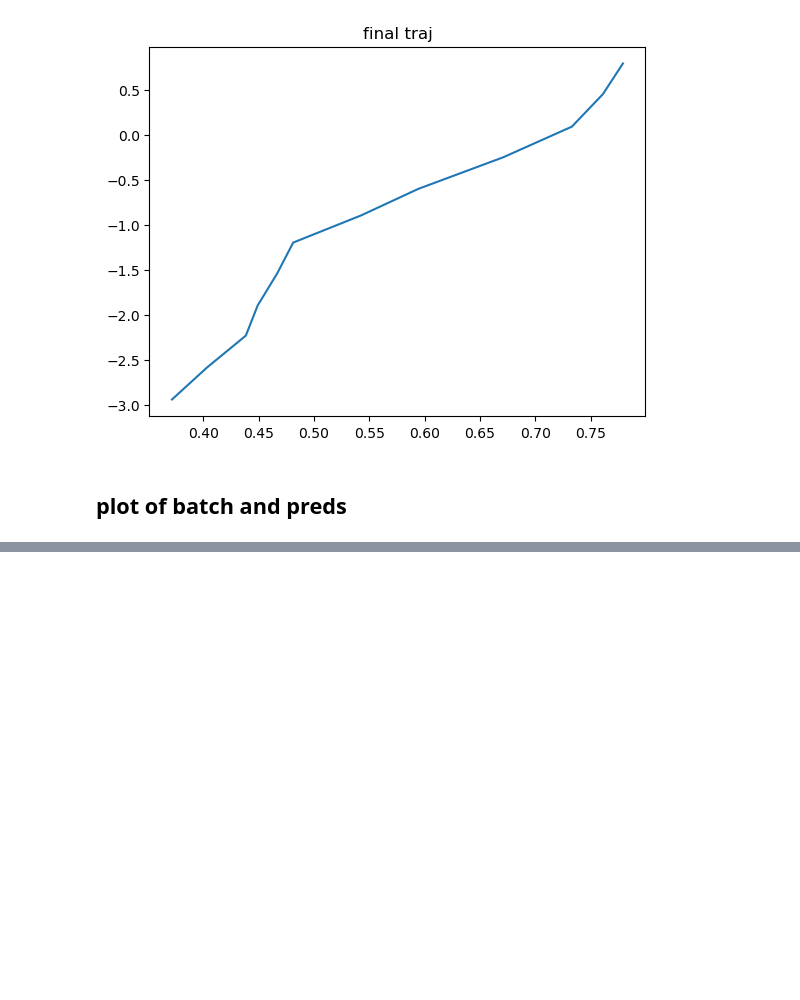
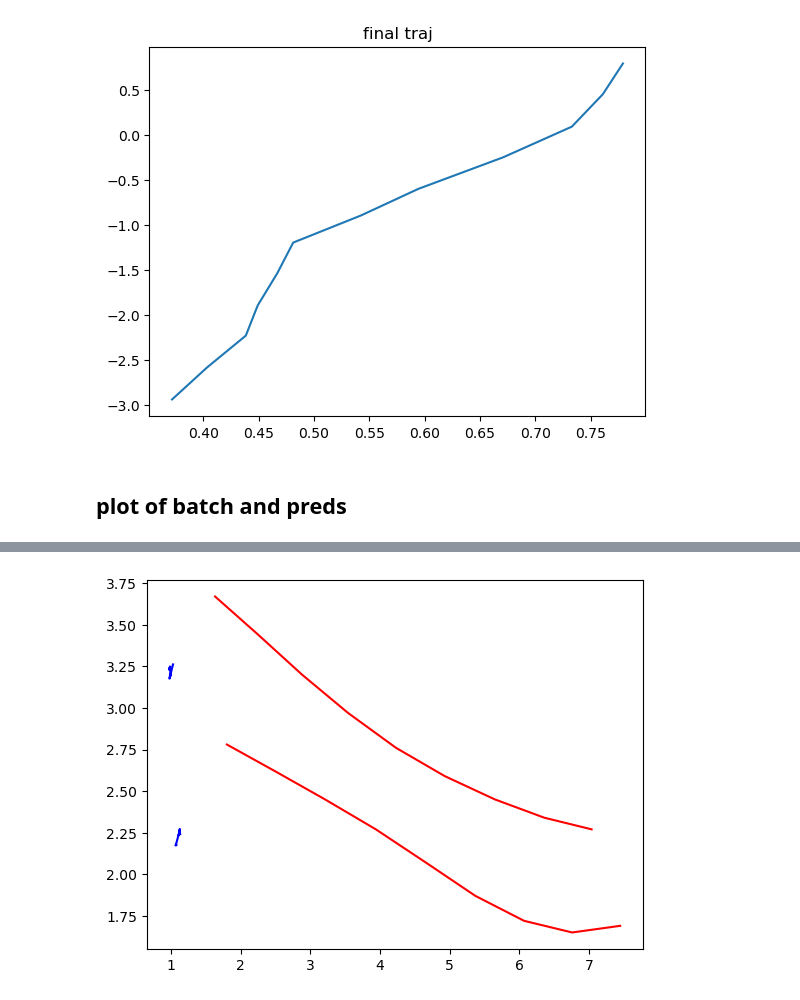
Before and after one commit to TicaGit/s_aware_prediction_VITA, a Jupyter notebook: diffusion_bound_regression/MID_from_git/plot_traj_test.ipynb, the cells around one changed output, grey strips where cells are left out. Drawn from its saved outputs; the diff is of its cells as text; code cells hidden in the pictures; blank space fills up the shorter version.

```diff
--- a/diffusion_bound_regression/MID_from_git/plot_traj_test.ipynb
+++ b/diffusion_bound_regression/MID_from_git/plot_traj_test.ipynb
@@ -88,0 +299,10 @@ Text(0.5, 1.0, 'final traj')
+# %%
+nag = out.shape[1]
+for i_ag in range(nag):
+    orig_obs_i = orig_obs[:,i_ag,:]
+    out_i = out[:,i_ag,:]
+
+    plt.plot(orig_obs_i[:,0], orig_obs_i[:,1], c="r")
+    plt.plot(out_i[:,0], out_i[:,1], c="b")
+# %% [output]
+[figure, added]
```
Also changed, not shown: parts of 5 cells of this notebook, 6 other files.
